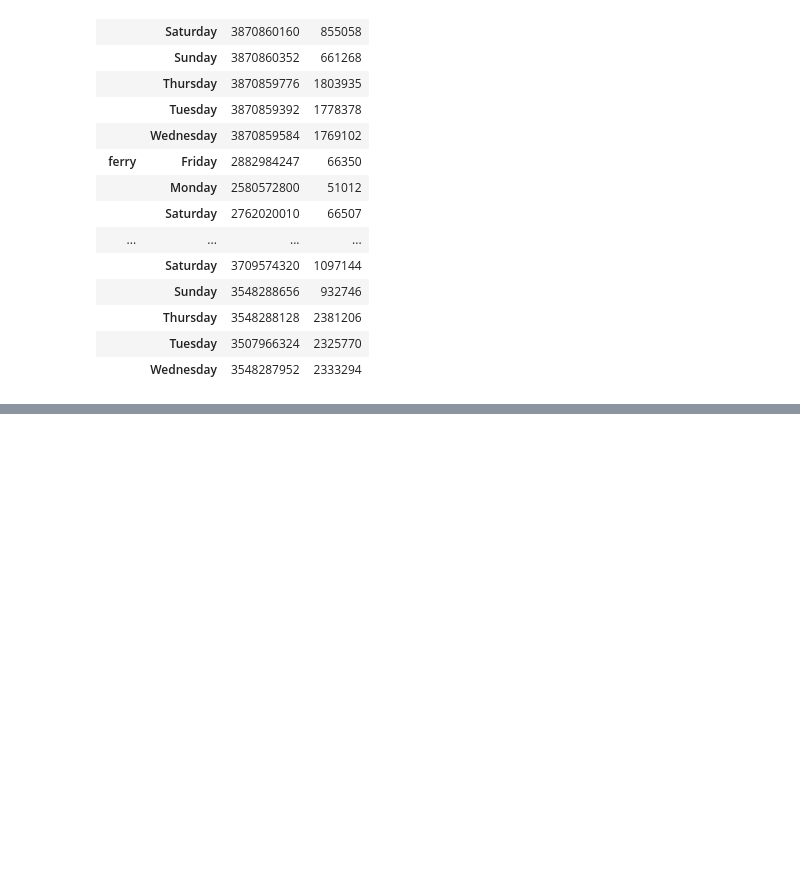
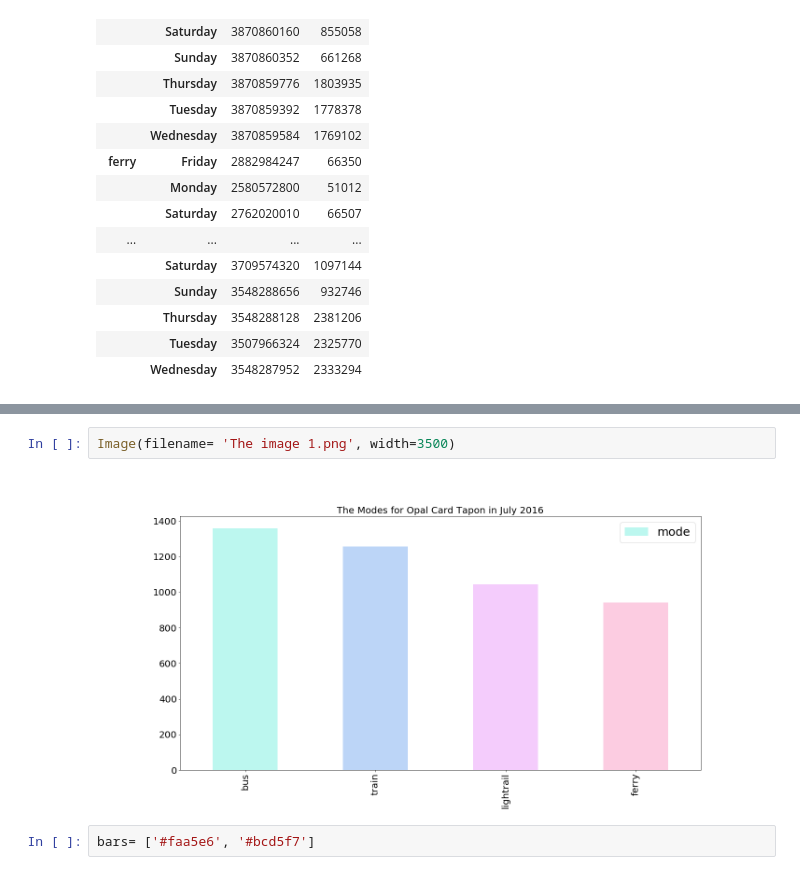
Before and after one commit to Annie677/Dataproject, a Jupyter notebook: The opal card tap on .ipynb, the cells around one changed output, grey strips where cells are left out. Saved outputs shown, nothing was run; the diff lists cells and outputs as text; blank space fills up the shorter version.

```diff
--- a/The opal card tap on .ipynb
+++ b/The opal card tap on .ipynb
@@ -183,0 +199,6 @@ AttributeError: 'DataFrame' object has no attribute 'DataFrame'
+# %%
+Image(filename= 'The image 1.png', width=3500)
+# %% [output]
+[figure, added]
+# %%
+bars= ['#faa5e6', '#bcd5f7']
```
Also changed, not shown: parts of 61 cells of this notebook, 16 other files.
